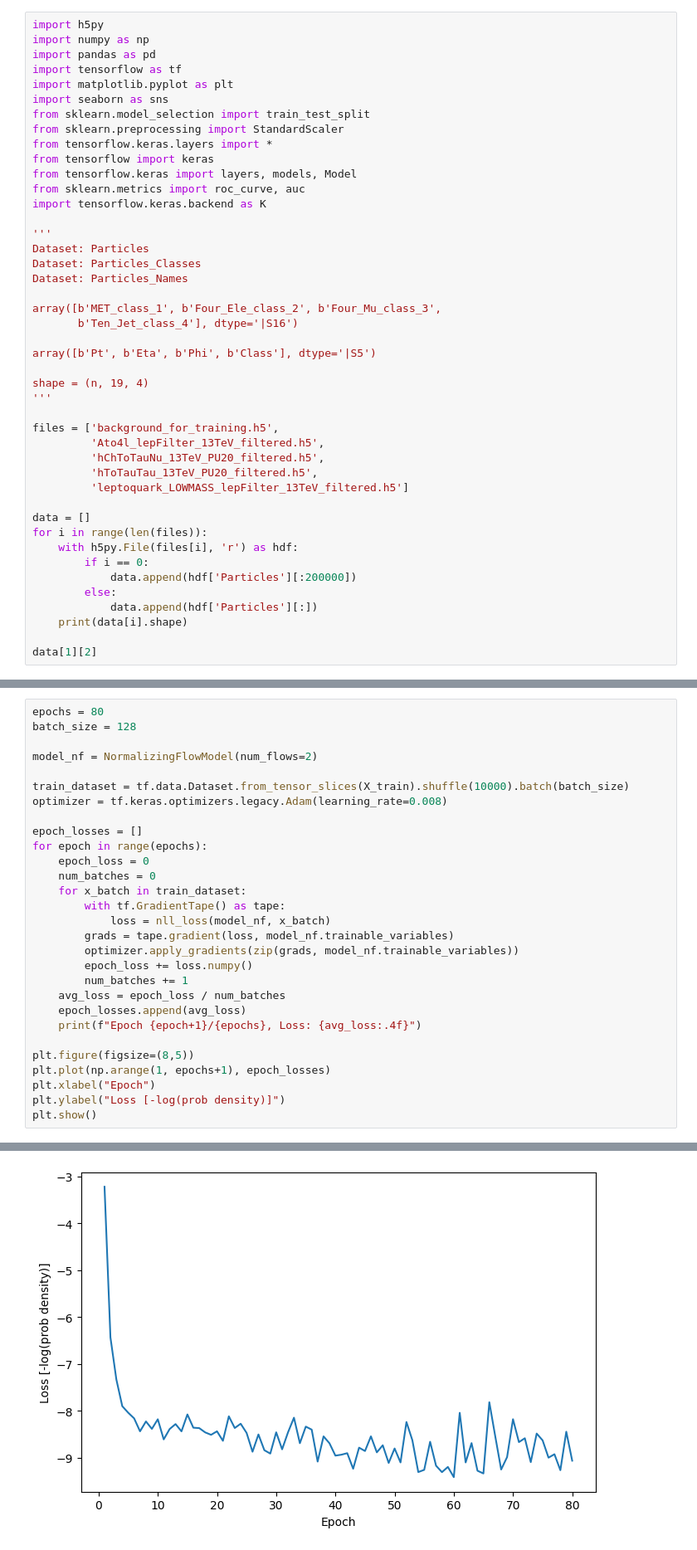
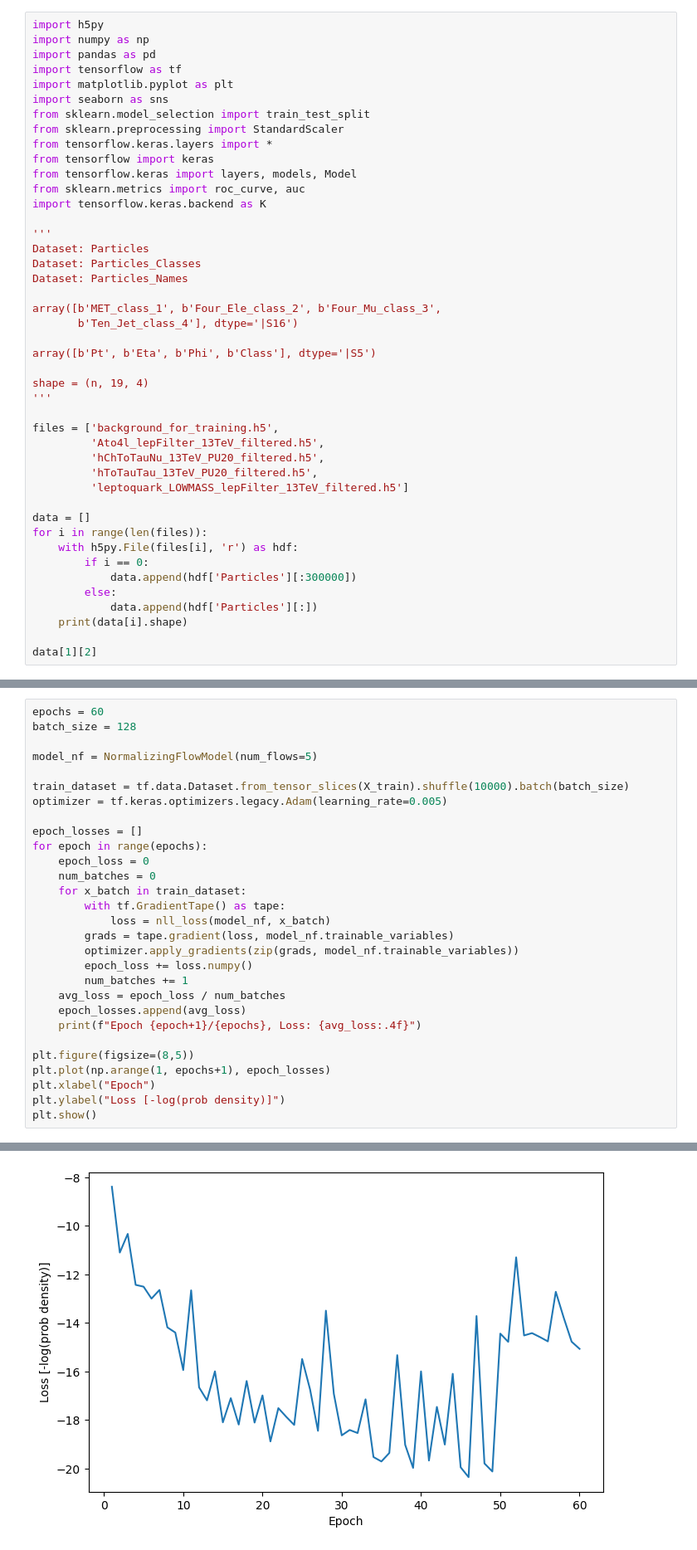
Before and after one commit to hftsoi/hls4nf, a Jupyter notebook: train.ipynb, the cells around one changed output, grey strips where cells are left out. Shown at 83% size. Saved outputs shown, nothing was run; the diff lists cells and outputs as text.

```diff
--- a/train.ipynb
+++ b/train.ipynb
@@ -36,7 +36,7 @@ data = []
 for i in range(len(files)):
     with h5py.File(files[i], 'r') as hdf:
         if i == 0:
-            data.append(hdf['Particles'][:200000])
+            data.append(hdf['Particles'][:300000])
         else:
             data.append(hdf['Particles'][:])
     print(data[i].shape)
@@ -266,13 +266,13 @@ def nll_loss(model, x):
     loss = -tf.reduce_mean(log_prob)
     return loss
 # %%
-epochs = 80
+epochs = 60
 batch_size = 128
 
-model_nf = NormalizingFlowModel(num_flows=2)
+model_nf = NormalizingFlowModel(num_flows=5)
 
 train_dataset = tf.data.Dataset.from_tensor_slices(X_train).shuffle(10000).batch(batch_size)
-optimizer = tf.keras.optimizers.legacy.Adam(learning_rate=0.008)
+optimizer = tf.keras.optimizers.legacy.Adam(learning_rate=0.005)
 
 epoch_losses = []
 for epoch in range(epochs):
@@ -315,4 +315,4 @@ Epoch 80/80, Loss: -9.0626
-[figure, old version]
+[figure, new version]
 # %%
 def compute_nll_for_nf(model, data):
     z, log_det_total = model(data)
```
Also changed, not shown: parts of 6 cells of this notebook.
